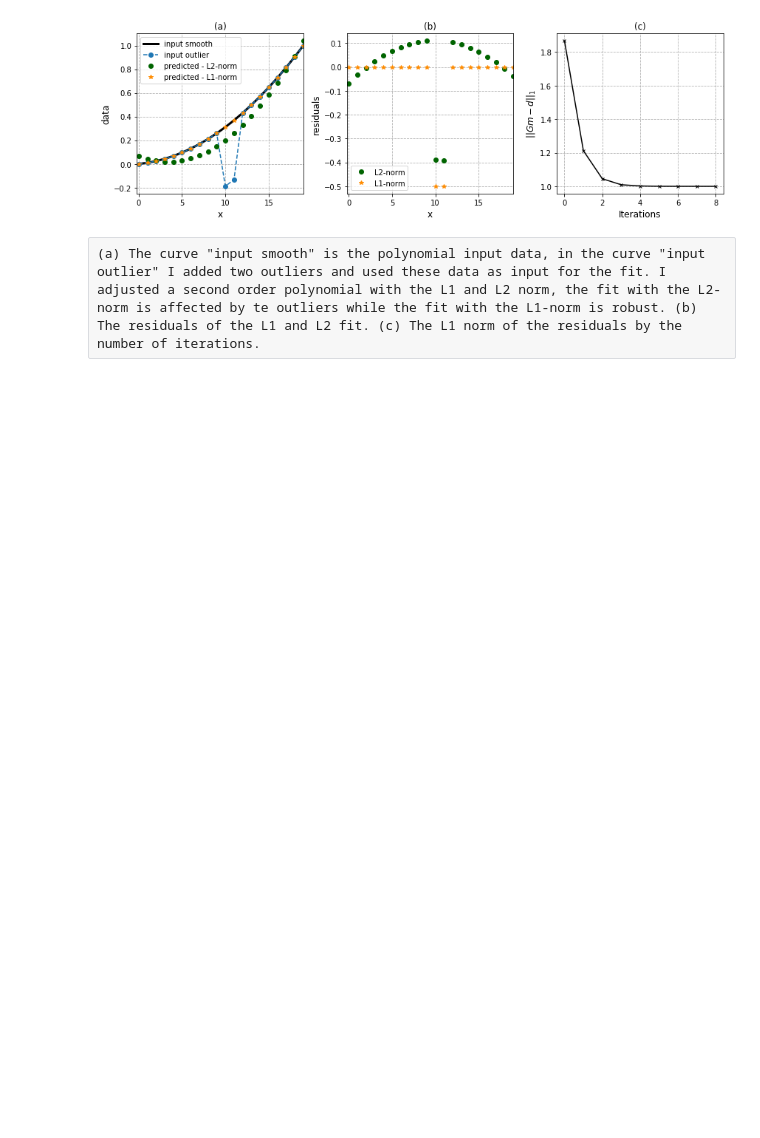
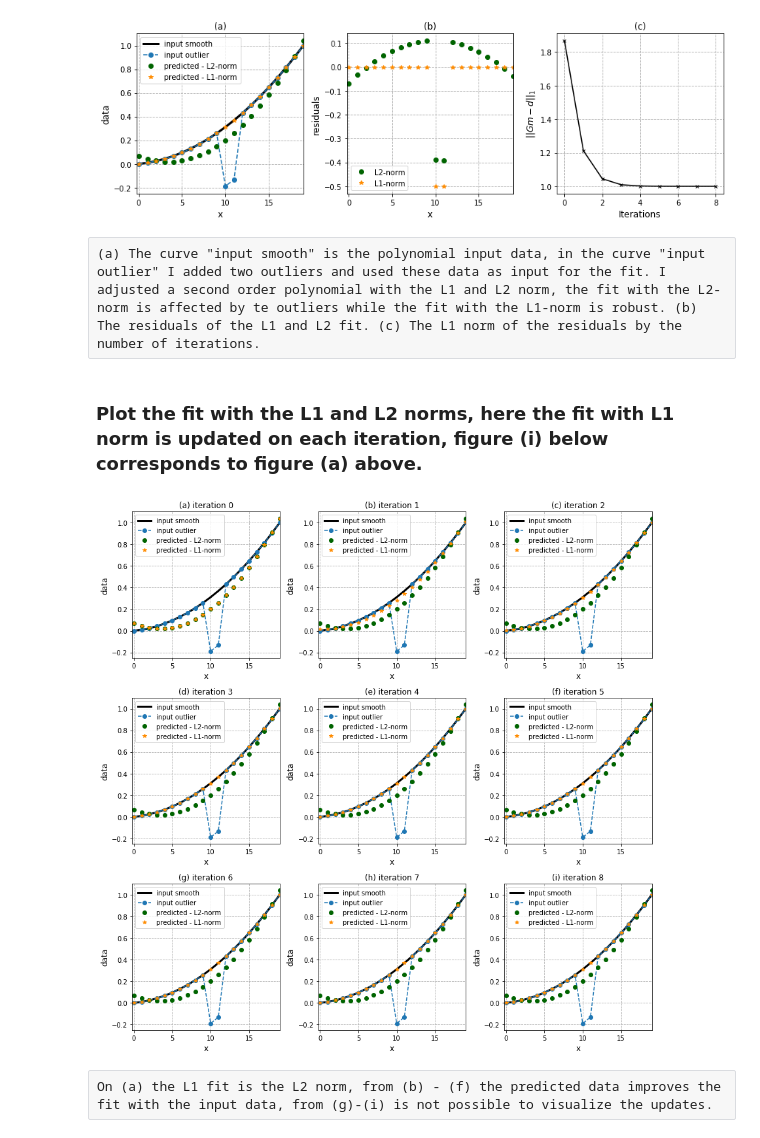
Before and after one commit to ffigura/avo, a Jupyter notebook: stuff/L1_L2_norm.ipynb, the cells around one changed output. Cells and saved outputs as stored; diff of their text form; code cells hidden in the pictures; blank space fills up the shorter version.

Commit message:
Add files via upload
added the last plot and some comments

```diff
--- a/stuff/L1_L2_norm.ipynb
+++ b/stuff/L1_L2_norm.ipynb
@@ -55,6 +56,8 @@ def l1_norm(A,y,itmax=20):
     -------
     pest0 : array
         Estimated parameters.
+    predict_list : list
+        Predicted data on each iteration
     phi_it : list
         Norm of the residuals.
     it : integer
@@ -72,8 +75,10 @@ def l1_norm(A,y,itmax=20):
     phi0 = np.sum(np.abs(r))
     it = 0
     phi_it = [phi0] #initialize he residual list
+    predict_list = [predict0]
 
     for i in range(itmax):
+
         #the process is updated because of the vector r
         R = np.diag(1./np.abs(r+1e-15))
         ATR = np.dot(A.T,R)
@@ -85,12 +90,14 @@ def l1_norm(A,y,itmax=20):
         if (np.abs(phi - phi0)/np.abs(phi)) > 1e-5:
             pest0 = np.copy(pest)
             phi0 = np.copy(phi)
+            predict0 = np.copy(predict)
         else:
             break
         #update the list
         phi_it.append(phi)
+        predict_list.append(predict0)
         it+=1
 
-    return pest0, phi_it, it+1, np.dot(A,pest0), y - np.dot(A,pest0)
+    return pest0, predict_list, phi_it, it+1, np.dot(A,pest0), y - np.dot(A,pest0)
 # %%
 def plot_l1l2(x,y1,y,predict_l1,predict_l2,res_l1,res_l2,itera,phi_itl1):
@@ -129,3 +138,26 @@ def plot_l1l2(x,y1,y,predict_l1,predict_l2,res_l1,res_l2,itera,phi_itl1):
     plt.tight_layout()
 
     return
+# %%
+def plot_l1solutions(x,y1,y,pest_listl1,predict_l2,itera):
+    """
+    Plot the fit with the L1 and L2 norms, here the fit with L1 norm is updated on each iteration.
+    """
+    alphabet_string=string.ascii_lowercase
+    alphabet_list = list(alphabet_string)
+    plt.figure(figsize=(12,12))
+    for i in range(itera):
+        plt.subplot(3,3,i+1)
+        plt.title('('+alphabet_list[i]+') iteration %d'%i)
+        plt.plot(x,y1,'-',color='k',linewidth=3,label='input smooth')
+        plt.plot(x,y,'--o',label='input outlier')
+        plt.plot(x,predict_l2,'o',color='darkgreen',label='predicted - L2-norm')
+        plt.plot(x,pest_listl1[i],'*',color='darkorange',label='predicted - L1-norm')
+        plt.xlabel('x', fontsize=12)
+        plt.ylabel('data', fontsize=12)
+        plt.xlim(np.floor(np.min(x))-0.2,np.ceil(np.max(x)))
+        plt.legend()
+        plt.grid(linestyle='--')
+        plt.tight_layout()
+
+    return
@@ -143,4 +179,4 @@ A=np.vstack((x**0,x**1,x**2)).T
 # L2-norm
 pest_l2,predict_l2,res_l2=l2_norm(A,y)
 # L1-norm
-pest_l1,phi_itl1,itera, predict_l1, res_l1 = l1_norm(A,y)
+pest_l1, predict_listl1, phi_itl1,itera, predict_l1, res_l1 = l1_norm(A,y)
@@ -151,3 +189,12 @@ plot_l1l2(x,y1,y,predict_l1,predict_l2,res_l1,res_l2,itera,phi_itl1)
 [figure]
 # %% [raw]
 (a) The curve "input smooth" is the polynomial input data, in the curve "input outlier" I added two outliers and used these data as input for the fit. I adjusted a second order polynomial with the L1 and L2 norm, the fit with the L2-norm is affected by te outliers while the fit with the L1-norm is robust. (b) The residuals of the L1 and L2 fit. (c) The L1 norm of the residuals by the number of iterations.
+# %% [markdown]
+### Plot the fit with the L1 and L2 norms, here the fit with L1 norm is updated on each iteration, figure (i) below corresponds to figure (a) above.
+# %%
+#plot
+plot_l1solutions(x,y1,y,predict_listl1,predict_l2,itera)
+# %% [output]
+[figure, added]
+# %% [raw]
+On (a) the L1 fit is the L2 norm, from (b) - (f) the predicted data improves the fit with the input data, from (g)-(i) is not possible to visualize the updates.
```
Also changed, not shown: parts of 5 cells of this notebook.
